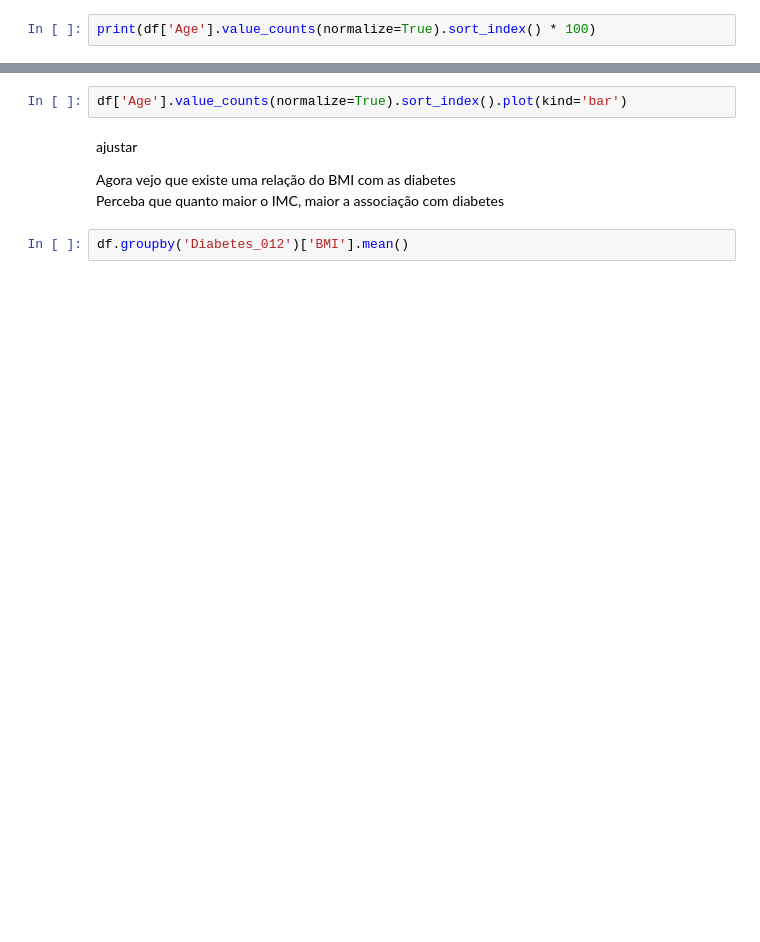
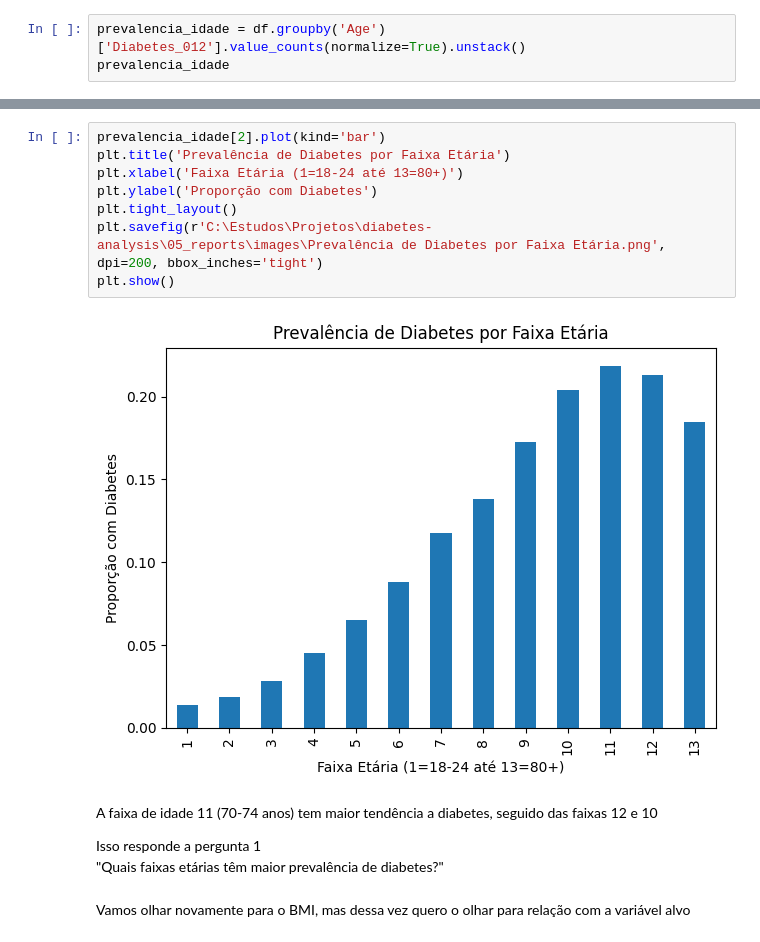
Before and after one commit to Ejurevics/diabetes-analysis, a Jupyter notebook: 02_notebooks/02_eda.ipynb, the cells around one changed output, grey strips where cells are left out. Saved outputs shown, nothing was run; the diff lists cells and outputs as text; blank space fills up the shorter version.

```diff
--- a/02_notebooks/02_eda.ipynb
+++ b/02_notebooks/02_eda.ipynb
@@ -21,3 +193,4 @@ Quero entender a distribuição das idades
 - Depois gero um grafico representando o mesmo percentual ajudando no entendimento
 # %%
-print(df['Age'].value_counts(normalize=True).sort_index() * 100)
+prevalencia_idade = df.groupby('Age')['Diabetes_012'].value_counts(normalize=True).unstack()
+prevalencia_idade
@@ -24,9 +213,17 @@ print(df['Age'].value_counts(normalize=True).sort_index() * 100)
-# %%
-df['Age'].value_counts(normalize=True).sort_index().plot(kind='bar')
-# %% [markdown]
-ajustar
-
-Agora vejo que existe uma relação do BMI com as diabetes
-Perceba que quanto maior o IMC, maior a associação com diabetes
-# %%
-df.groupby('Diabetes_012')['BMI'].mean()
+# %%
+prevalencia_idade[2].plot(kind='bar')
+plt.title('Prevalência de Diabetes por Faixa Etária')
+plt.xlabel('Faixa Etária (1=18-24 até 13=80+)')
+plt.ylabel('Proporção com Diabetes')
+plt.tight_layout()
+plt.savefig(r'C:\Estudos\Projetos\diabetes-analysis\05_reports\images\Prevalência de Diabetes por Faixa Etária.png', dpi=200, bbox_inches='tight')
+plt.show()
+# %% [output]
+[figure, added]
+# %% [markdown]
+A faixa de idade 11 (70-74 anos) tem maior tendência a diabetes, seguido das faixas 12 e 10
+
+Isso responde a pergunta 1
+"Quais faixas etárias têm maior prevalência de diabetes?"
+# %% [markdown]
+Vamos olhar novamente para o BMI, mas dessa vez quero o olhar para relação com a variável alvo
```
Also changed, not shown: parts of 27 cells of this notebook.
